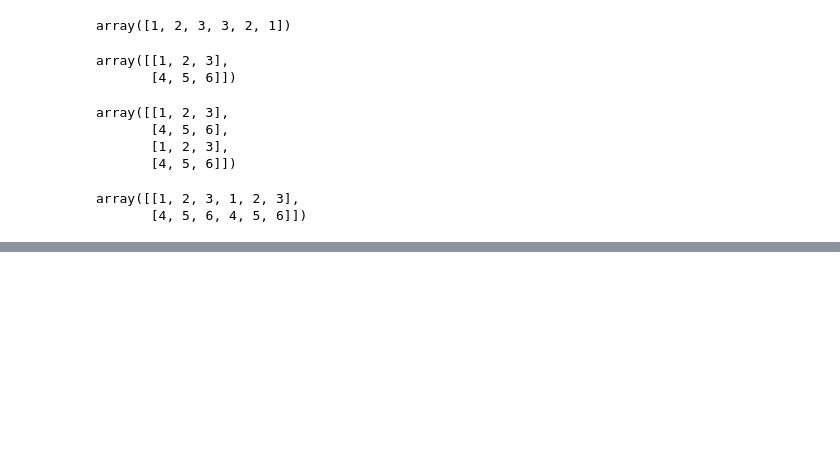
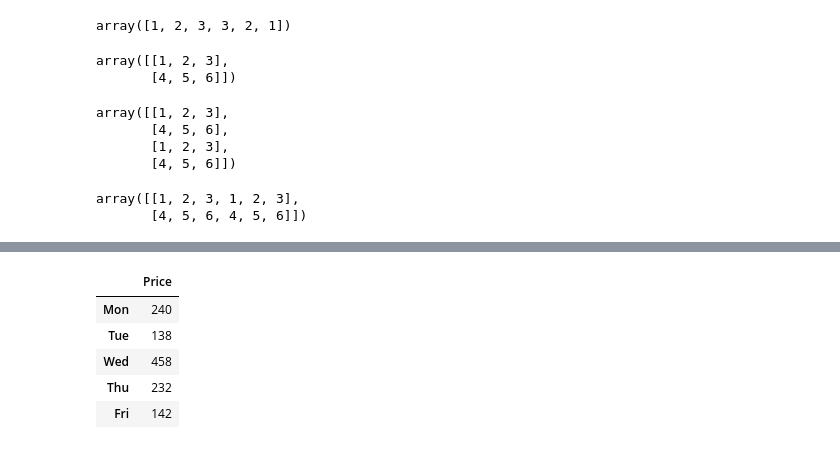
Before and after one commit to DuyNTK3020/Data-Science, a Jupyter notebook: Numpy.ipynb, the cells around one changed output, grey strips where cells are left out. Cells and saved outputs as stored; diff of their text form; code cells hidden in the pictures; blank space fills up the shorter version.

```diff
--- a/Numpy.ipynb
+++ b/Numpy.ipynb
@@ -228,0 +437,10 @@ grid = np.array([[9,8,7],
+# %%
+total_prices = weekly_sales @ butter_prices.T
+total_prices
+# %% [output]
+|  | Price |
+| Mon | 240 |
+| Tue | 138 |
+| Wed | 458 |
+| Thu | 232 |
+| Fri | 142 |
```
Also changed, not shown: parts of 47 cells of this notebook.
